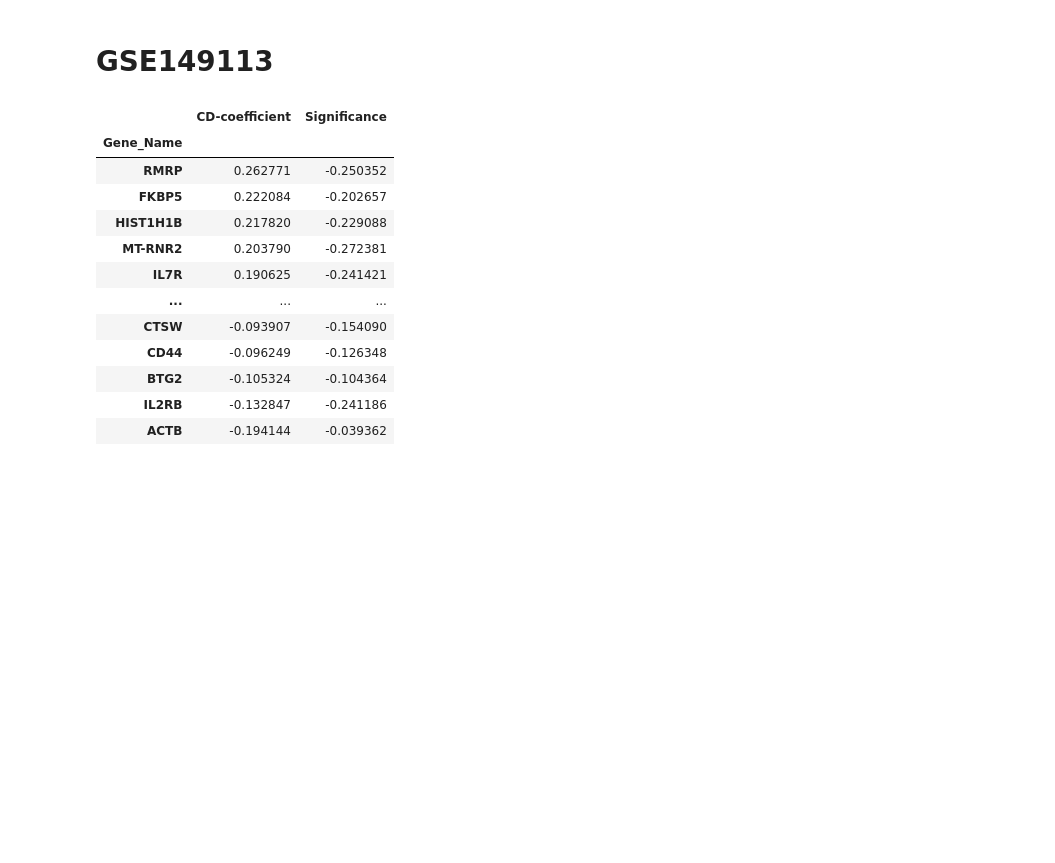
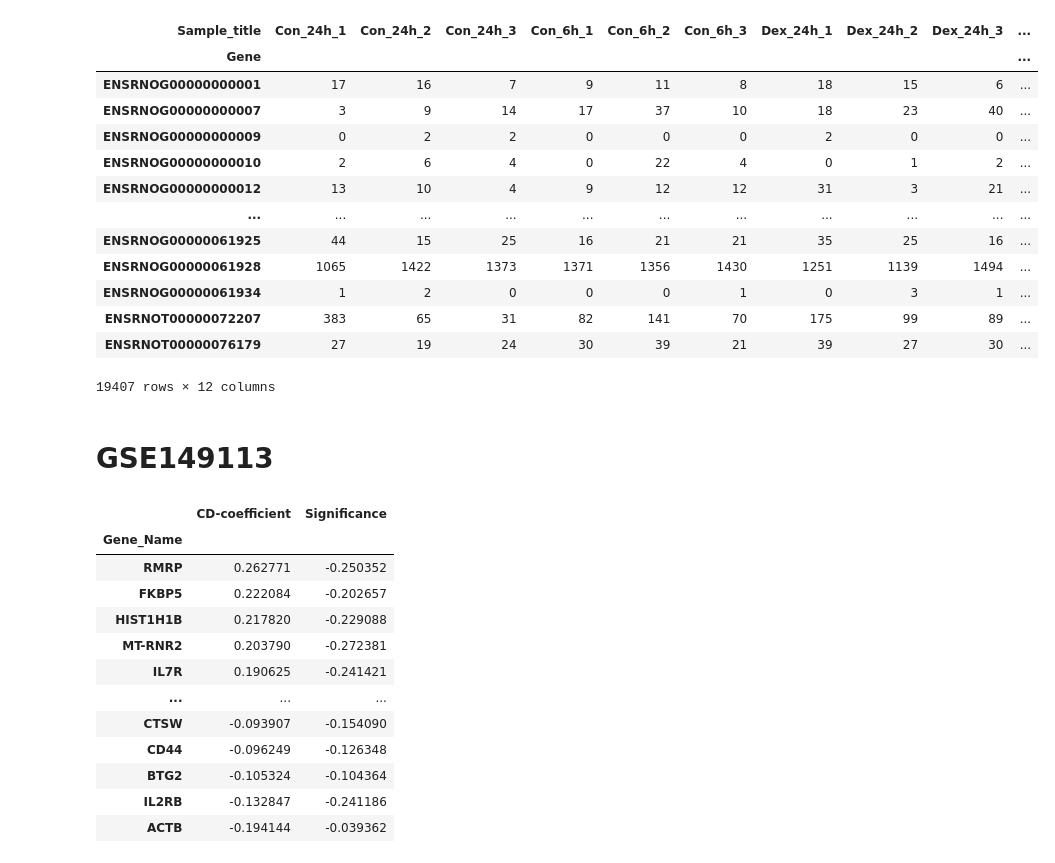
Before and after one commit to MaayanLab/dex-benchmark, a Jupyter notebook: dex_signatures_data/RNA-seq_signatures/Computing_RNA_seq_signatures.ipynb, the cells around one changed output. Saved outputs shown, nothing was run; the diff lists cells and outputs as text; code cells hidden in the pictures; blank space fills up the shorter version.

```diff
--- a/dex_signatures_data/RNA-seq_signatures/Computing_RNA_seq_signatures.ipynb
+++ b/dex_signatures_data/RNA-seq_signatures/Computing_RNA_seq_signatures.ipynb
@@ -53,0 +124,17 @@ def logFC(control, treatment, dataset, normalization, meta_class_column_name):
+# %%
+expr_df
+# %% [output]
+| Sample_title | Con_24h_1 | Con_24h_2 | Con_24h_3 | Con_6h_1 | Con_6h_2 | Con_6h_3 | Dex_24h_1 | Dex_24h_2 | Dex_24h_3 | ... |
+| Gene |  |  |  |  |  |  |  |  |  | ... |
+| ENSRNOG00000000001 | 17 | 16 | 7 | 9 | 11 | 8 | 18 | 15 | 6 | ... |
+| ENSRNOG00000000007 | 3 | 9 | 14 | 17 | 37 | 10 | 18 | 23 | 40 | ... |
+| ENSRNOG00000000009 | 0 | 2 | 2 | 0 | 0 | 0 | 2 | 0 | 0 | ... |
+| ENSRNOG00000000010 | 2 | 6 | 4 | 0 | 22 | 4 | 0 | 1 | 2 | ... |
+| ENSRNOG00000000012 | 13 | 10 | 4 | 9 | 12 | 12 | 31 | 3 | 21 | ... |
+| ... | ... | ... | ... | ... | ... | ... | ... | ... | ... | ... |
+| ENSRNOG00000061925 | 44 | 15 | 25 | 16 | 21 | 21 | 35 | 25 | 16 | ... |
+| ENSRNOG00000061928 | 1065 | 1422 | 1373 | 1371 | 1356 | 1430 | 1251 | 1139 | 1494 | ... |
+| ENSRNOG00000061934 | 1 | 2 | 0 | 0 | 0 | 1 | 0 | 3 | 1 | ... |
+| ENSRNOT00000072207 | 383 | 65 | 31 | 82 | 141 | 70 | 175 | 99 | 89 | ... |
+| ENSRNOT00000076179 | 27 | 19 | 24 | 30 | 39 | 21 | 39 | 27 | 30 | ... |
+19407 rows × 12 columns
```
Also changed, not shown: parts of 5 cells of this notebook, 18 other files.
